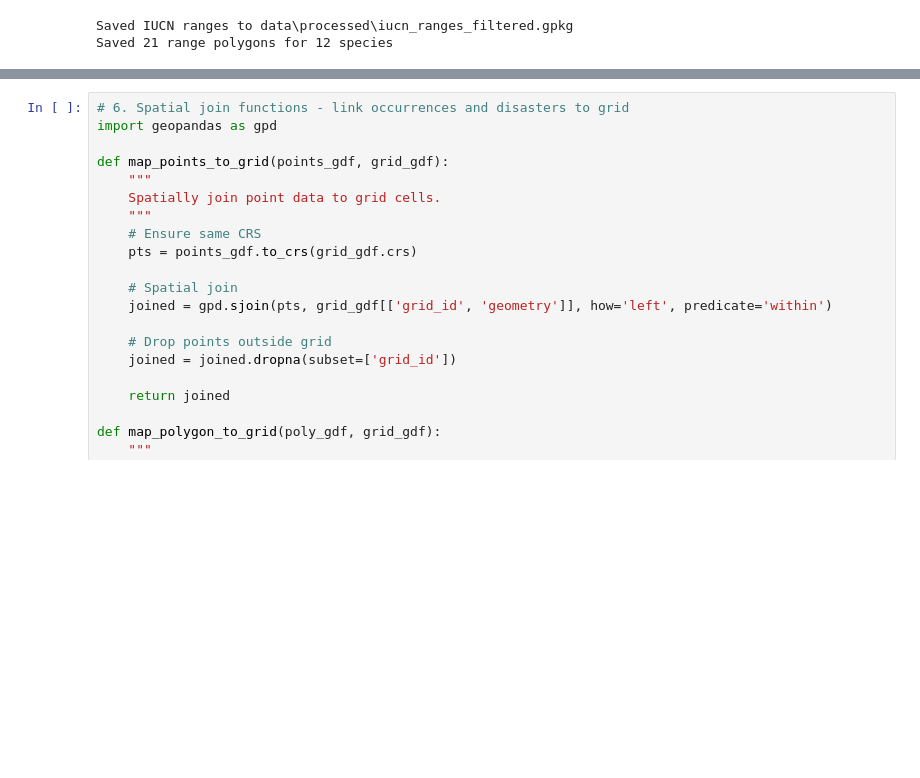
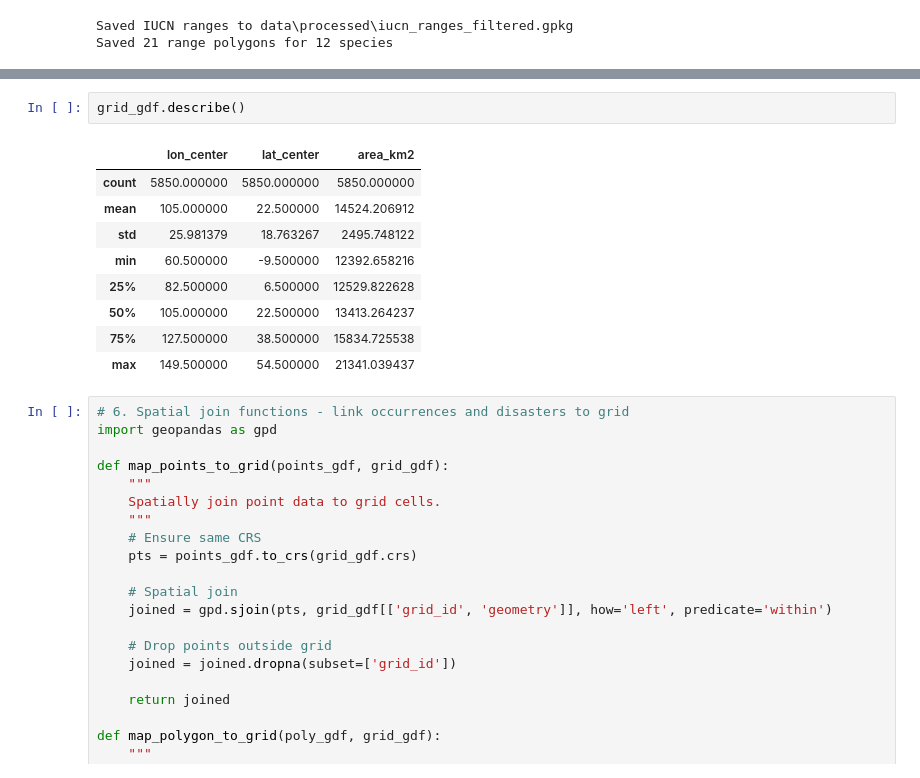
Before and after one commit to LoremIpsum-ADA/implementation-v2, a Jupyter notebook: endangered_asia_pipeline.ipynb, the cells around one changed output, grey strips where cells are left out. Drawn from its saved outputs; the diff is of its cells as text; blank space fills up the shorter version.

```diff
--- a/endangered_asia_pipeline.ipynb
+++ b/endangered_asia_pipeline.ipynb
@@ -766,3 +777,15 @@ Saved grid to data\processed\analysis_grid.gpkg
+# %%
+grid_gdf.describe()
+# %% [output]
+|  | lon_center | lat_center | area_km2 |
+| count | 5850.000000 | 5850.000000 | 5850.000000 |
+| mean | 105.000000 | 22.500000 | 14524.206912 |
+| std | 25.981379 | 18.763267 | 2495.748122 |
+| min | 60.500000 | -9.500000 | 12392.658216 |
+| 25% | 82.500000 | 6.500000 | 12529.822628 |
+| 50% | 105.000000 | 22.500000 | 13413.264237 |
+| 75% | 127.500000 | 38.500000 | 15834.725538 |
+| max | 149.500000 | 54.500000 | 21341.039437 |
 # %%
 # 6. Spatial join functions - link occurrences and disasters to grid
 import geopandas as gpd
```
Also changed, not shown: parts of 8 cells of this notebook, 4 other files.
